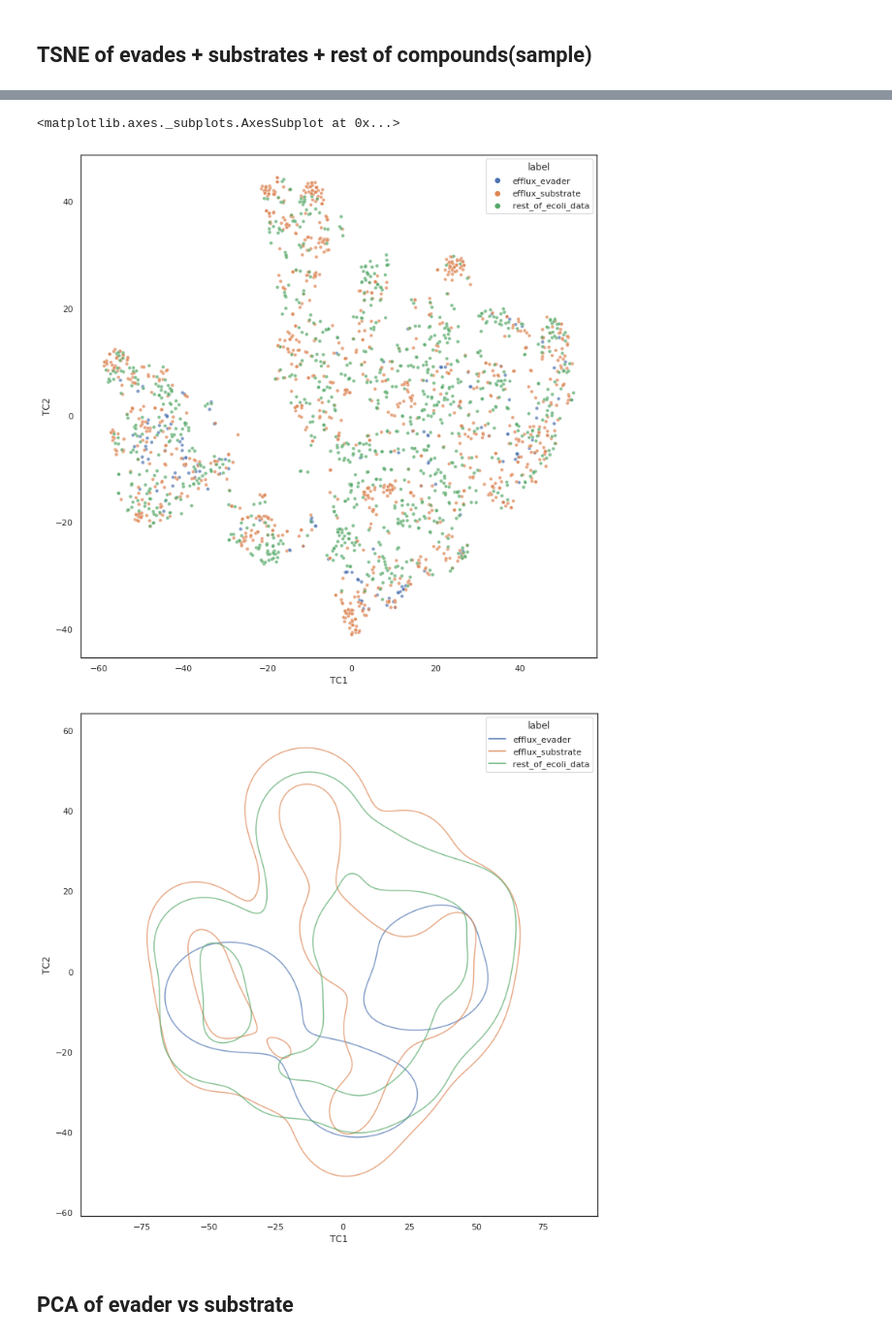
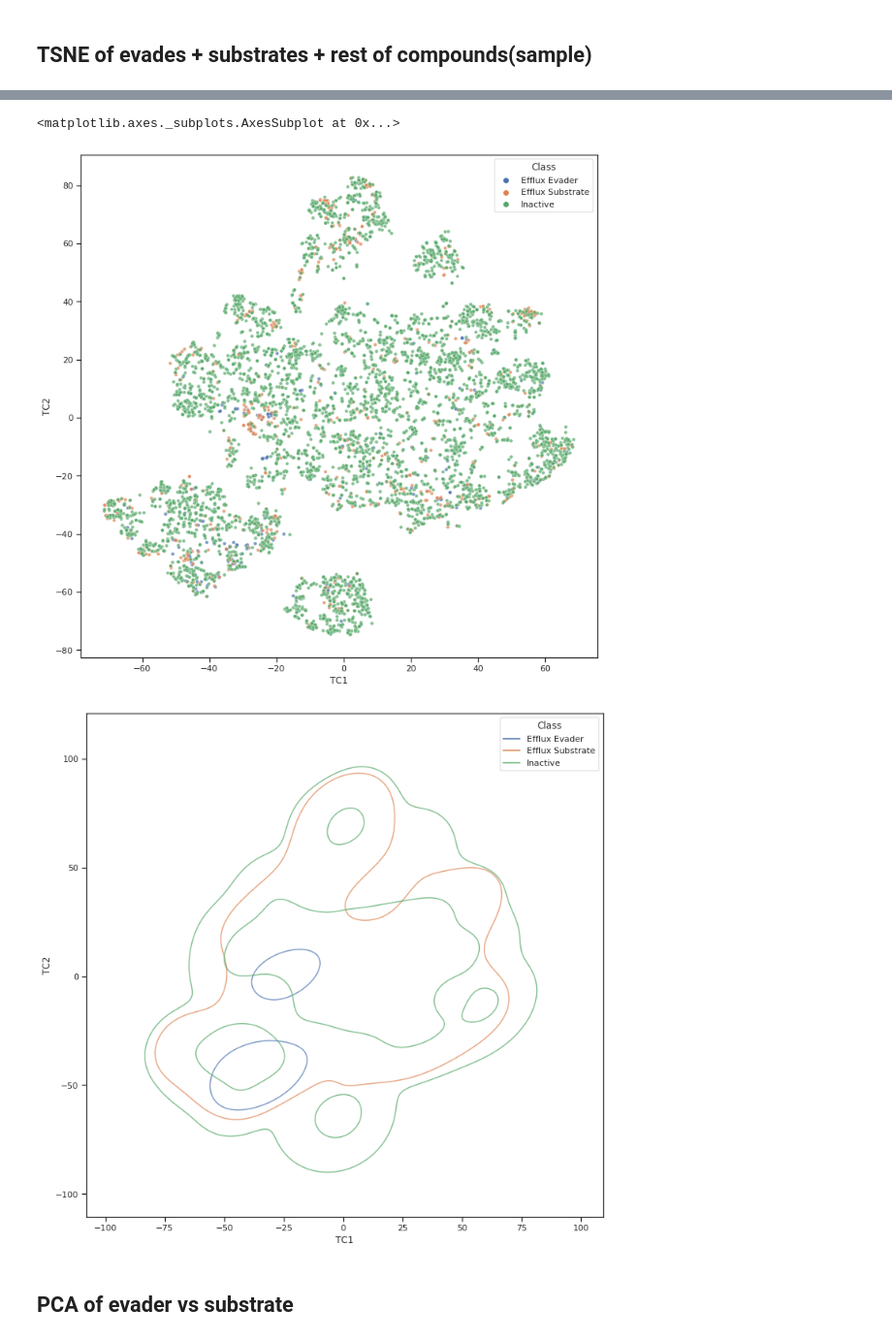
Before and after one commit to domgurvic/co_add_efflux, a Jupyter notebook: co_add/co_add_chaser.ipynb, the cells around one changed output, grey strips where cells are left out. Shown at 97% size. Cells and saved outputs as stored; diff of their text form; code cells hidden in the pictures.

```diff
--- a/co_add/co_add_chaser.ipynb
+++ b/co_add/co_add_chaser.ipynb
@@ -767,5 +742,5 @@ e_coli_wild_efflux[e_coli_wild_efflux['wild_stds']>=4].sort_values(by='wild_stds
 # %%
 # 4x log_2 folds
 
-e_coli_wild_efflux['log_2_fold_change_wild'] = np.log2(e_coli_wild_efflux.INHIB_AVE_wild / e_coli_wild_efflux.INHIB_AVE_wild.mean())
-e_coli_wild_efflux['log_2_fold_change_efflux'] = np.log2(e_coli_wild_efflux.INHIB_AVE_efflux / e_coli_wild_efflux.INHIB_AVE_efflux.mean())
+# e_coli_wild_efflux['log_2_fold_change_wild'] = np.log2(e_coli_wild_efflux.INHIB_AVE_wild / e_coli_wild_efflux.INHIB_AVE_wild.mean())
+# e_coli_wild_efflux['log_2_fold_change_efflux'] = np.log2(e_coli_wild_efflux.INHIB_AVE_efflux / e_coli_wild_efflux.INHIB_AVE_efflux.mean())
@@ -771,0 +765,8 @@ e_coli_wild_efflux['log_2_fold_change_efflux'] = np.log2(e_coli_wild_efflux.INHI
+# %%
+efflux_substrate = e_coli_wild_efflux[e_coli_wild_efflux['Class']=='Efflux Substrate']
+
+efflux_evader = e_coli_wild_efflux[e_coli_wild_efflux['Class']=='Efflux Evader']
+
+wt_only = e_coli_wild_efflux[e_coli_wild_efflux['Class']=='WT-only Active']
+
+inactive = e_coli_wild_efflux[e_coli_wild_efflux['Class']=='Inactive']
@@ -833,7 +854,7 @@ sns.kdeplot(x='TC1',y='TC2',data=sub_and_evade_tsne,alpha=0.7, hue=sub_and_evade
 # %% [markdown]
 ## TSNE of evades + substrates + rest of compounds(sample)
 # %%
-sub_evade_rest_sample = sub_and_evade.append(rest_of_ecoli_efflux.sample(1000)).reset_index(drop=True)
+sub_evade_rest_sample = sub_and_evade.append(inactive.sample(5000)).reset_index(drop=True)
 
 sub_evade_rest_sample_tsne = master_functions.tsne_no_plot(sub_evade_rest_sample['fps'], perp=50)
 # %% [output]
@@ -849,14 +873,14 @@ sub_evade_rest_sample_tsne = master_functions.tsne_no_plot(sub_evade_rest_sample
 # %%
 fig, ax = plt.subplots(figsize=(12,12))
-sns.scatterplot(x='TC1',y='TC2',data=sub_evade_rest_sample_tsne, s=20 ,alpha=0.7, hue=sub_evade_rest_sample['label'])
+sns.scatterplot(x='TC1',y='TC2',data=sub_evade_rest_sample_tsne, s=20 ,alpha=0.7, hue=sub_evade_rest_sample['Class'])
 
 fig, ax = plt.subplots(figsize=(12,12))
 
-sns.kdeplot(x='TC1',y='TC2',data=sub_evade_rest_sample_tsne,alpha=0.7, hue=sub_evade_rest_sample['label'], levels = 3)
+sns.kdeplot(x='TC1',y='TC2',data=sub_evade_rest_sample_tsne,alpha=0.7, hue=sub_evade_rest_sample['Class'], levels = 3)
 # %% [output]
 <matplotlib.axes._subplots.AxesSubplot at 0x...>
-[figure, old version]
+[figure, new version]
-[figure, old version]
+[figure, new version]
 # %% [markdown]
 ## PCA of evader vs substrate
 # %%
```
Also changed, not shown: parts of 15 cells of this notebook.
